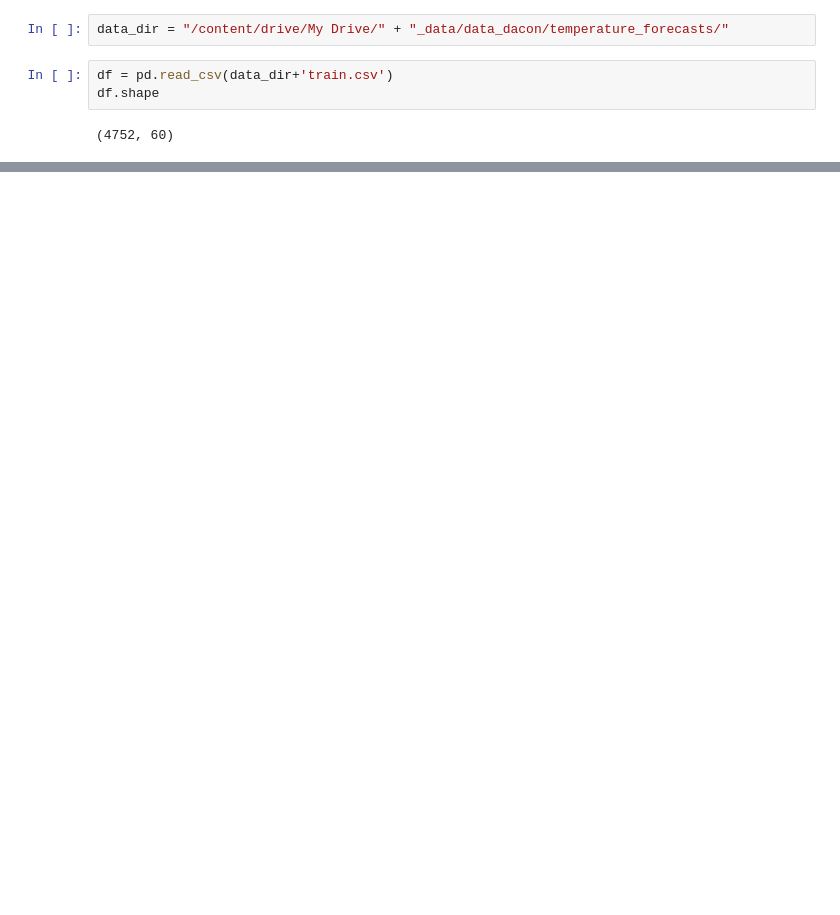
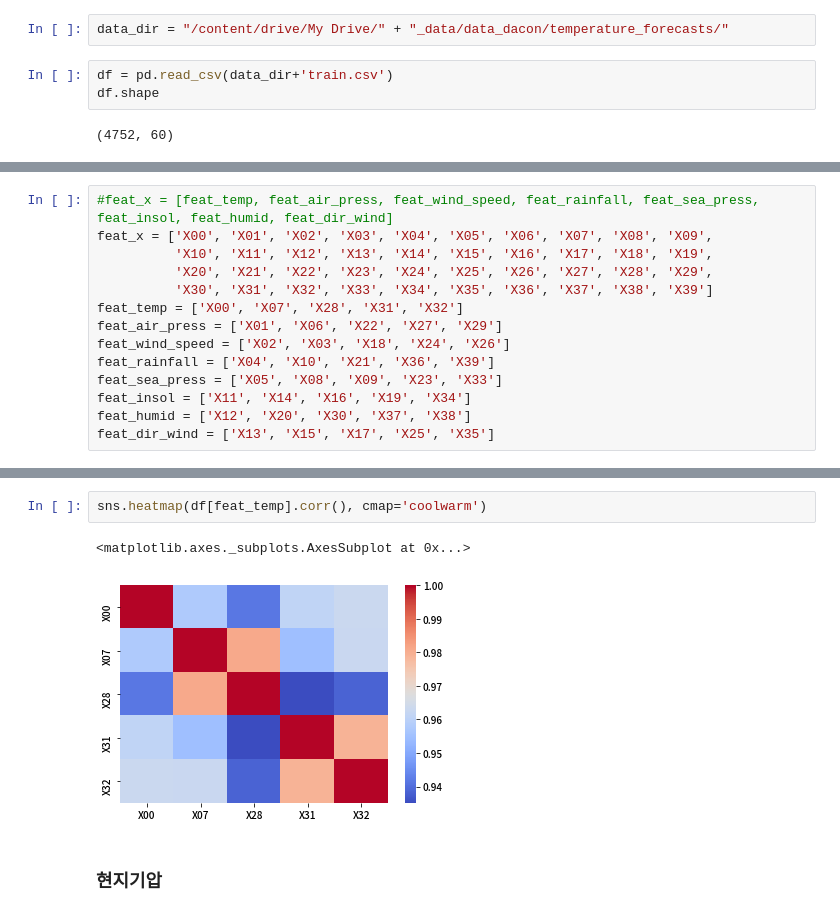
Before and after one commit to YunjinPark/dacon_temperature_forecasts, a Jupyter notebook: eda.ipynb, the cells around one changed output, grey strips where cells are left out. Drawn from its saved outputs; the diff is of its cells as text; blank space fills up the shorter version.

```diff
--- a/eda.ipynb
+++ b/eda.ipynb
@@ -48,0 +149,14 @@ df.shape
+# %%
+#feat_x = [feat_temp, feat_air_press, feat_wind_speed, feat_rainfall, feat_sea_press, feat_insol, feat_humid, feat_dir_wind]
+feat_x = ['X00', 'X01', 'X02', 'X03', 'X04', 'X05', 'X06', 'X07', 'X08', 'X09',
+          'X10', 'X11', 'X12', 'X13', 'X14', 'X15', 'X16', 'X17', 'X18', 'X19',
+          'X20', 'X21', 'X22', 'X23', 'X24', 'X25', 'X26', 'X27', 'X28', 'X29',
+          'X30', 'X31', 'X32', 'X33', 'X34', 'X35', 'X36', 'X37', 'X38', 'X39']
+feat_temp = ['X00', 'X07', 'X28', 'X31', 'X32']
+feat_air_press = ['X01', 'X06', 'X22', 'X27', 'X29']
+feat_wind_speed = ['X02', 'X03', 'X18', 'X24', 'X26']
+feat_rainfall = ['X04', 'X10', 'X21', 'X36', 'X39']
+feat_sea_press = ['X05', 'X08', 'X09', 'X23', 'X33']
+feat_insol = ['X11', 'X14', 'X16', 'X19', 'X34']
+feat_humid = ['X12', 'X20', 'X30', 'X37', 'X38']
+feat_dir_wind = ['X13', 'X15', 'X17', 'X25', 'X35']
@@ -48,0 +192,7 @@ df.shape
+# %%
+sns.heatmap(df[feat_temp].corr(), cmap='coolwarm')
+# %% [output]
+<matplotlib.axes._subplots.AxesSubplot at 0x...>
+[figure, added]
+# %% [markdown]
+### 현지기압
```
Also changed, not shown: parts of 65 cells of this notebook.
